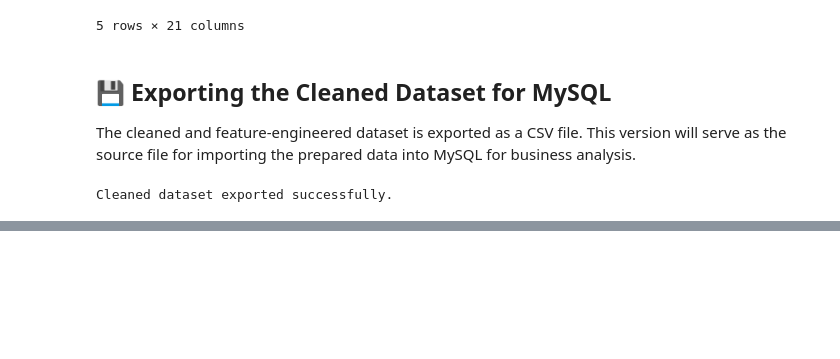
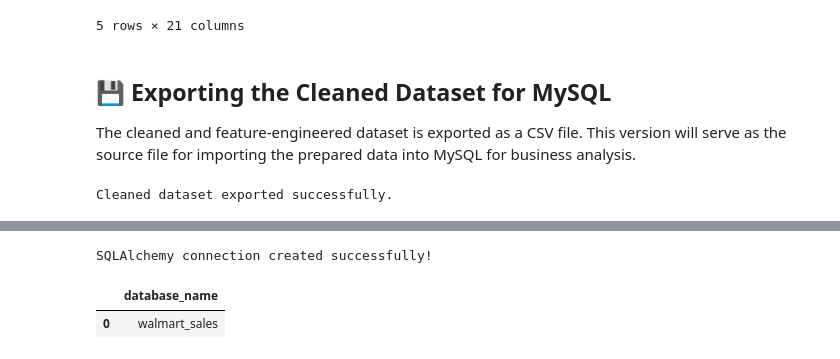
Before and after one commit to theaditya24/SQL-PROJECTS, a Jupyter notebook: Walmart Sales Analysis/notebooks/walmart_analysis.ipynb, the cells around one changed output, grey strips where cells are left out. Drawn from its saved outputs; the diff is of its cells as text; code cells hidden in the pictures; blank space fills up the shorter version.

Commit message:
Working on the walmart project and some files

```diff
--- a/Walmart Sales Analysis/notebooks/walmart_analysis.ipynb
+++ b/Walmart Sales Analysis/notebooks/walmart_analysis.ipynb
@@ -476,0 +517,20 @@ Cleaned dataset exported successfully.
+# %%
+from sqlalchemy import create_engine
+from urllib.parse import quote_plus
+
+password = quote_plus("MyNewPassword@2026")
+
+engine = create_engine(
+    f"mysql+pymysql://root:{password}@localhost/walmart_sales"
+)
+
+print("SQLAlchemy connection created successfully!")
+# %% [output]
+SQLAlchemy connection created successfully!
+# %%
+import pandas as pd
+
+pd.read_sql("SELECT DATABASE() AS database_name", engine)
+# %% [output]
+|  | database_name |
+| 0 | walmart_sales |
```
Also changed, not shown: parts of 12 cells of this notebook, 3 other files.
